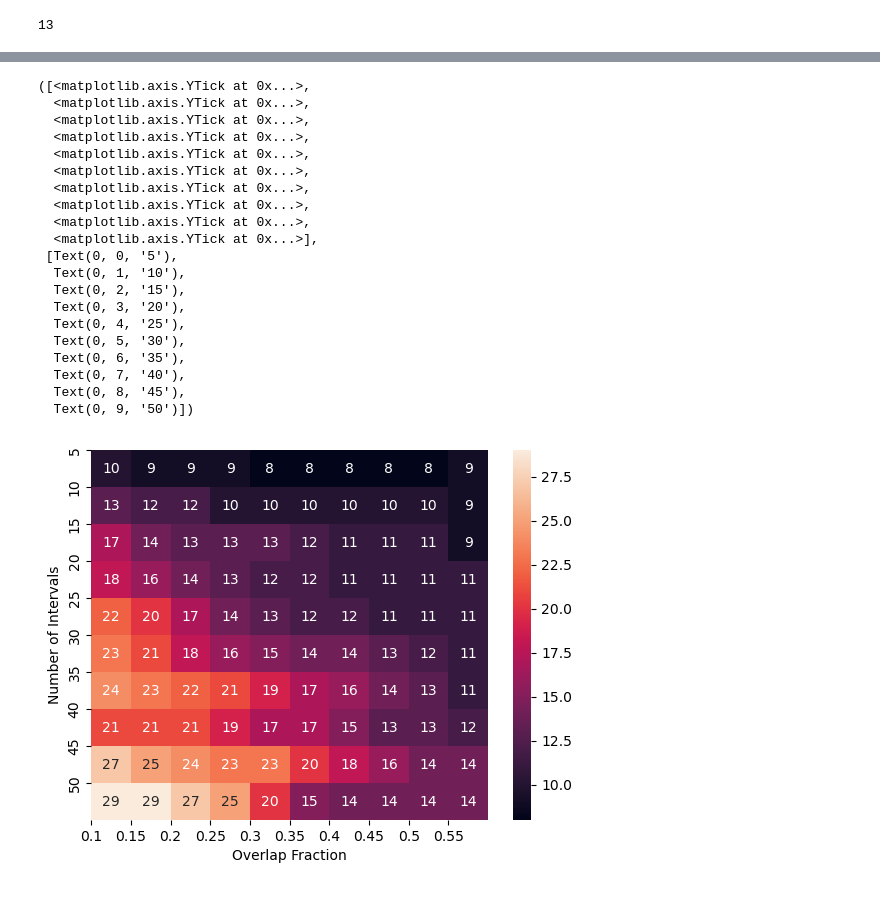
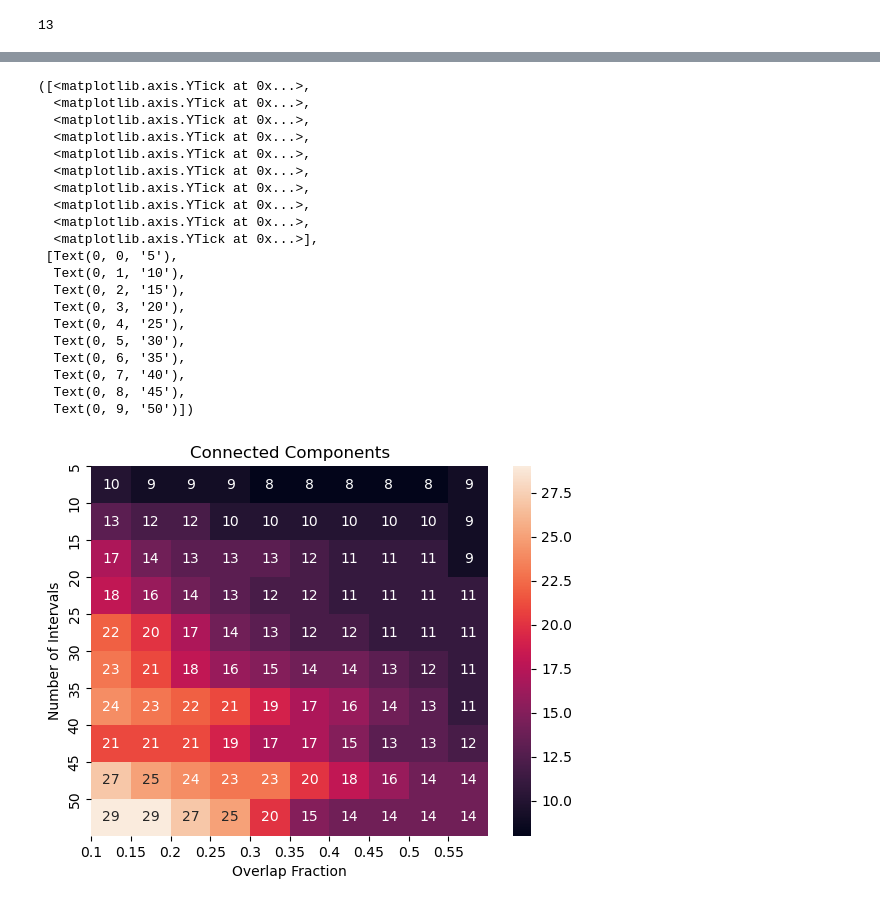
Before and after one commit to DAAAAMNSocialJustice/disruptjmm, a Jupyter notebook: tda/MapperSpecific.ipynb, the cells around one changed output, grey strips where cells are left out. Cells and saved outputs as stored; diff of their text form; code cells hidden in the pictures.

```diff
--- a/tda/MapperSpecific.ipynb
+++ b/tda/MapperSpecific.ipynb
@@ -174,34 +180,35 @@ for i in range(len(nints)):
 # %%
 #make a heatmap of the connected components matrix
 import seaborn as sns
 sns.heatmap(connected_components_matrix, annot=True)
 #add labels
+plt.title("Connected Components")
 plt.xlabel("Overlap Fraction")
 plt.ylabel("Number of Intervals")
 plt.xticks(np.arange(len(olfrac)), np.round(olfrac,2))
 plt.yticks(np.arange(len(nints)), nints)
 # %% [output]
 ([<matplotlib.axis.YTick at 0x...>,
   <matplotlib.axis.YTick at 0x...>,
   <matplotlib.axis.YTick at 0x...>,
   <matplotlib.axis.YTick at 0x...>,
   <matplotlib.axis.YTick at 0x...>,
   <matplotlib.axis.YTick at 0x...>,
   <matplotlib.axis.YTick at 0x...>,
   <matplotlib.axis.YTick at 0x...>,
   <matplotlib.axis.YTick at 0x...>,
   <matplotlib.axis.YTick at 0x...>],
  [Text(0, 0, '5'),
   Text(0, 1, '10'),
   Text(0, 2, '15'),
   Text(0, 3, '20'),
   Text(0, 4, '25'),
   Text(0, 5, '30'),
   Text(0, 6, '35'),
   Text(0, 7, '40'),
   Text(0, 8, '45'),
   Text(0, 9, '50')])
-[figure, old version]
+[figure, new version]
 # %%
 import seaborn as sns
 sns.heatmap(degree_matrix, annot=True)
```
Also changed, not shown: parts of 23 cells of this notebook.
